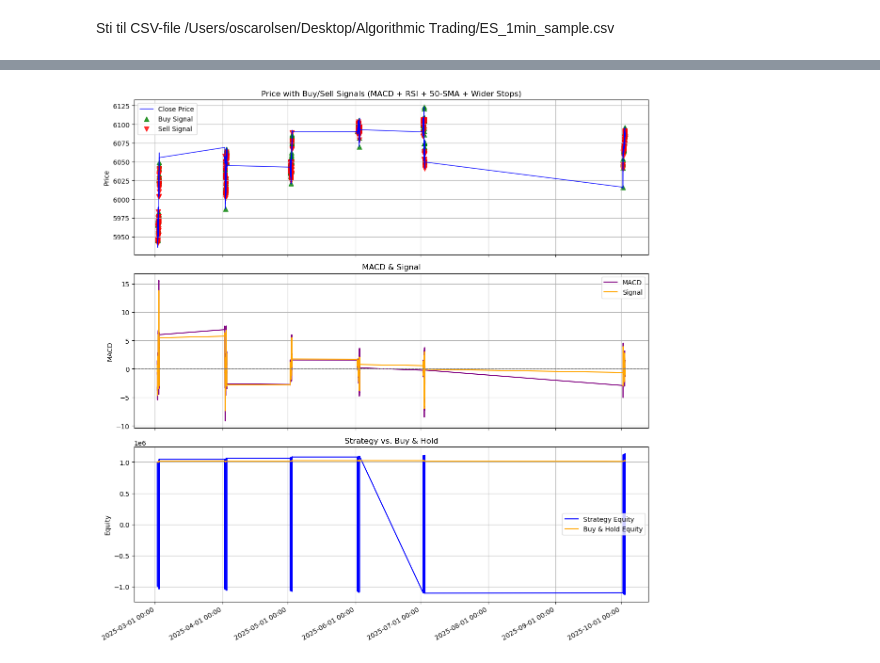
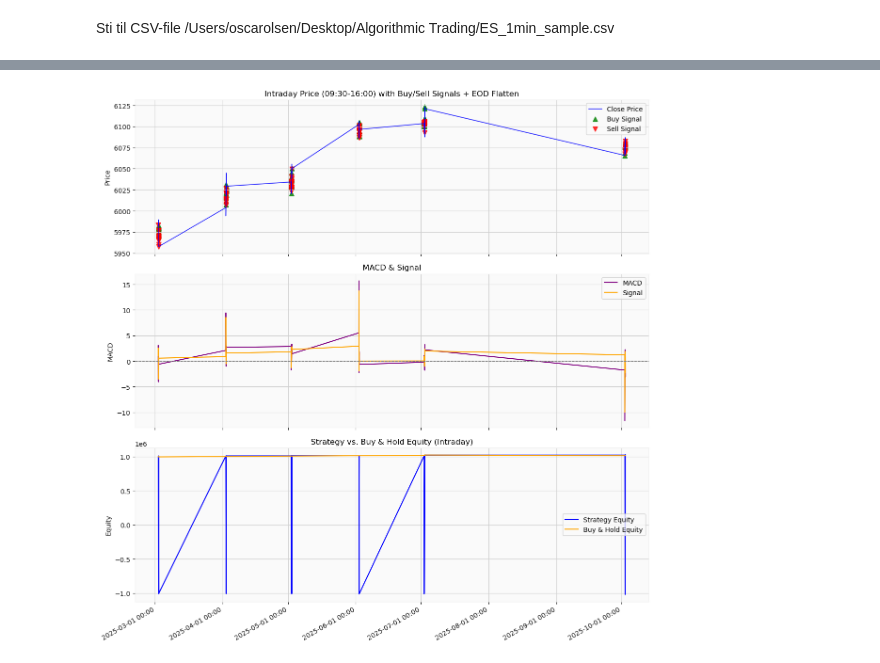
Before and after one commit to OscarOlsen98/Algorithmic-Trading, a Jupyter notebook: algorithm.ipynb, the cells around one changed output, grey strips where cells are left out. Drawn from its saved outputs; the diff is of its cells as text; code cells hidden in the pictures.

```diff
--- a/algorithm.ipynb
+++ b/algorithm.ipynb
@@ -5,7 +5,7 @@ Sti til CSV-file
 import numpy as np
 import pandas as pd
 import matplotlib.pyplot as plt
-import matplotlib.dates as mdates  # for better date formatting on x-axis
+import matplotlib.dates as mdates
 
 ##############################################################################
 # 1) READ & PREPARE DATA
@@ -14,9 +14,9 @@ file_path = "/Users/oscarolsen/Desktop/Algorithmic Trading/Algorithmic-Trading/S
 
 df = pd.read_csv(
     file_path,
-    sep=";",          # Adjust if your CSV uses a different delimiter
-    decimal=",",      # Interpret commas as decimal points (e.g., 6087,75 -> 6087.75)
-    header=0          # If the first row is "Date;Last Price"
+    sep=";",         # Adjust if your CSV uses a different delimiter
+    decimal=",",     # Interpret commas as decimal points (e.g., "6087,75" -> 6087.75)
+    header=0         # If the first row is: Date;Last Price
 )
 
 # Rename columns (assuming CSV header is "Date" and "Last Price")
@@ -27,15 +27,20 @@ df["timestamp"] = pd.to_datetime(df["timestamp"], format="%d/%m/%y %H.%M.%S", er
 df.dropna(subset=["timestamp"], inplace=True)
 df.set_index("timestamp", inplace=True)
 
+# Sort by datetime
+df.sort_index(inplace=True)
+
+# (Optional) Filter to standard market hours: 09:30-16:00
+# If your data is daily or does not include intraday timestamps, this will remove all rows!
+df = df.between_time("09:30", "16:00")
+
+if len(df) == 0:
+    raise ValueError("No rows remain after filtering by market hours. Remove the between_time() filter if you have daily data.")
+
 # Duplicate close price into open/high/low if needed for ATR
 df["open"] = df["close"]
 df["high"] = df["close"]
 df["low"] = df["close"]
-
-df.sort_index(inplace=True)
-
-if len(df) == 0:
-    raise ValueError("No rows were read from the CSV. Check delimiter/header/date format.")
 
 ##############################################################################
 # 2) DEFINE HELPER FUNCTIONS: RSI, MACD, ATR
@@ -86,7 +91,7 @@ df["MACD"], df["MACD_Signal"] = compute_macd(df["close"], fast=12, slow=26, sign
 # RSI (14)
 df["RSI"] = compute_rsi(df["close"], period=14)
 
-# ATR (14) - longer window
+# ATR (14)
 df["ATR"] = compute_atr(df, period=14)
 
 # 50-SMA for trend filter
@@ -120,7 +125,7 @@ df.loc[
 df["Trade_Signal"] = df["Position"].diff().fillna(0)
 
 ##############################################################################
-# 5) BACKTEST: RISK-BASED POSITION SIZING + TRAILING STOP
+# 5) BACKTEST: RISK-BASED POSITION SIZING + TRAILING STOP + EOD FLATTEN
 ##############################################################################
 
 initial_cash = 1_000_000
@@ -133,7 +138,6 @@ total_pnl = 0
 trade_log = []
 portfolio_value = []
 
-# Proposed changes:
 stop_loss_multiplier = 2.0  # Wider trailing stop
 transaction_cost = 1.00
 risk_per_trade_percent = 0.02
@@ -241,29 +245,43 @@ for i in range(len(df)):
                     f"{current_time} - SHORT {shares} @ {price:.2f}"
                 )
 
-    # 3) Record portfolio value
+    # 3) Record portfolio value after each bar
     portfolio_value.append(cash + position * price)
 
-# 4) If a position is open at the end, close it
+    # 4) End-of-day flatten: if next bar is a different day, close position
+    if i < len(df) - 1:
+        current_day = df.index[i].date()
+        next_day = df.index[i+1].date()
+        if next_day != current_day and position != 0:
+            # Flatten at the last bar of the day
+            proceeds = abs(position) * price - transaction_cost
+            trade_pnl = proceeds - trade_cost
+            cash += proceeds
+            total_pnl += trade_pnl
+            if position > 0:
+                trade_log.append(f"{current_time} - EOD CLOSE LONG {position} @ {price:.2f} | PnL: ${trade_pnl:.2f}")
+            else:
+                trade_log.append(f"{current_time} - EOD CLOSE SHORT {abs(position)} @ {price:.2f} | PnL: ${trade_pnl:.2f}")
+            position = 0
+            entry_price = None
+            stop_loss_price = None
+            trade_cost = 0
+
+# Final flatten if still open at the very last bar
 if position != 0:
     final_price = df["close"].iloc[-1]
+    proceeds = abs(position) * final_price - transaction_cost
+    trade_pnl = proceeds - trade_cost
+    cash += proceeds
+    total_pnl += trade_pnl
     if position > 0:
-        proceeds = position * final_price - transaction_cost
-        trade_pnl = proceeds - trade_cost
-        cash += proceeds
-        total_pnl += trade_pnl
         trade_log.append(
             f"{timestamps[-1]} - FINAL CLOSE LONG {position} @ {final_price:.2f} | PnL: ${trade_pnl:.2f}"
         )
     else:
-        proceeds = abs(position) * final_price - transaction_cost
-        trade_pnl = proceeds - trade_cost
-        cash += proceeds
-        total_pnl += trade_pnl
         trade_log.append(
             f"{timestamps[-1]} - FINAL CLOSE SHORT {abs(position)} @ {final_price:.2f} | PnL: ${trade_pnl:.2f}"
         )
-
     position = 0
     entry_price = None
     stop_loss_price = None
@@ -284,7 +302,7 @@ buy_hold_pnl = final_buy_hold - initial_cash
 # 7) PRINT RESULTS
 ##############################################################################
 print("="*60)
-print("FINAL TRADING SUMMARY")
+print("FINAL TRADING SUMMARY (INTRADAY, EOD Flatten)")
 print("="*60)
 print(f"Total Trades Executed: {len(trade_log)}")
 print(f"Strategy Final Equity: ${final_equity:,.2f}")
@@ -297,18 +315,18 @@ for log_entry in trade_log:
     print(log_entry)
 
 ##############################################################################
-# 8) IMPROVED VISUALIZATION: PRICE + SIGNALS, MACD, EQUITY
+# 8) VISUALIZE THE RESULTS (IMPROVED CHARTS)
 ##############################################################################
 df["Strategy_Value"] = portfolio_value
 df["Close_Price"] = df["close"]
 
-# Identify buy/sell signals for plotting
+# Identify rows where a new buy or sell signal occurred
 buy_signals = df[df["Trade_Signal"] == 1]
 sell_signals = df[df["Trade_Signal"] == -1]
 
 fig, axs = plt.subplots(3, 1, figsize=(12, 12), sharex=True)
 
-# --- Subplot 1: Price with Buy/Sell Signals ---
+# (1) PRICE + BUY/SELL SIGNALS
 axs[0].plot(df.index, df["Close_Price"], label="Close Price", color="blue", linewidth=1)
 axs[0].scatter(
     buy_signals.index,
@@ -329,30 +347,30 @@ axs[0].scatter(
     label="Sell Signal"
 )
 axs[0].set_ylabel("Price")
-axs[0].set_title("Price with Buy/Sell Signals (MACD + RSI + 50-SMA + Wider Stops)")
+axs[0].set_title("Intraday Price (09:30-16:00) with Buy/Sell Signals + EOD Flatten")
 axs[0].grid(True)
 axs[0].legend()
 
-# --- Subplot 2: MACD vs. MACD Signal ---
+# (2) MACD & SIGNAL
 axs[1].plot(df.index, df["MACD"], label="MACD", color="purple")
 axs[1].plot(df.index, df["MACD_Signal"], label="Signal", color="orange")
-axs[1].axhline(0, color="grey", linewidth=1, linestyle="--")  # zero line
+axs[1].axhline(0, color="grey", linewidth=1, linestyle="--")  # zero reference line
 axs[1].set_ylabel("MACD")
 axs[1].set_title("MACD & Signal")
 axs[1].grid(True)
 axs[1].legend()
 
-# --- Subplot 3: Strategy vs. Buy & Hold Equity ---
+# (3) EQUITY CURVES
 axs[2].plot(df.index, df["Strategy_Value"], label="Strategy Equity", color="blue")
 axs[2].plot(df.index, df["Buy_Hold_Value"], label="Buy & Hold Equity", color="orange")
 axs[2].set_ylabel("Equity")
-axs[2].set_title("Strategy vs. Buy & Hold")
+axs[2].set_title("Strategy vs. Buy & Hold Equity (Intraday)")
 axs[2].grid(True)
 axs[2].legend()
 
-# Format x-axis as dates
+# FORMAT X-AXIS DATES
 axs[2].xaxis.set_major_formatter(mdates.DateFormatter('%Y-%m-%d %H:%M'))
-fig.autofmt_xdate()  # rotate date labels
+fig.autofmt_xdate()
 
 plt.tight_layout()
 plt.show()
@@ -377 +395 @@ Trade Log:
-[figure, old version]
+[figure, new version]
```
Also changed, not shown: parts of 1 cell of this notebook, 1 other file.
